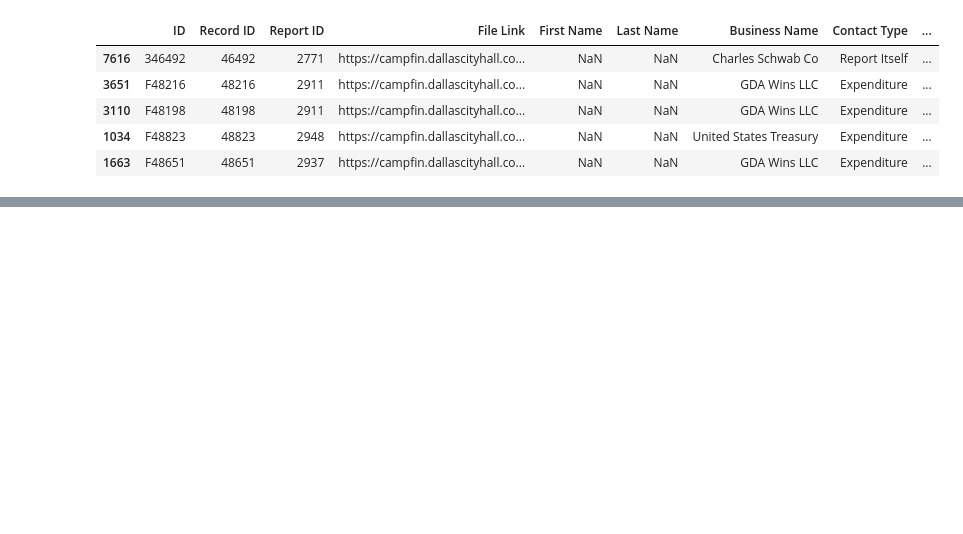
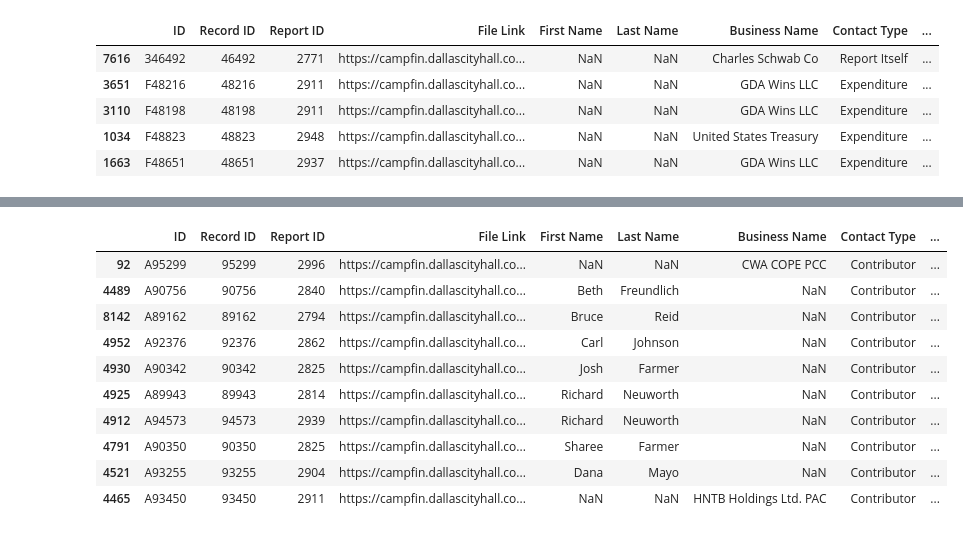
Before and after one commit to amahaja25/dmn-data-reporter-assessment, a Jupyter notebook: task_2/dallas-campfin.ipynb, the cells around one changed output, grey strips where cells are left out. Cells and saved outputs as stored; diff of their text form; code cells hidden in the pictures; blank space fills up the shorter version.

```diff
--- a/task_2/dallas-campfin.ipynb
+++ b/task_2/dallas-campfin.ipynb
@@ -247,6 +363,6 @@ Cara Mendelsohn     207487.82
 Name: Amount, dtype: float64
 # %%
 # I want to look at out-of-state donors
-out_of_state_contributions = df_campfin[df_campfin['State'] != 'TX']
-print(f"{len(out_of_state_contributions)} contributions are out of state")
+out_of_state = df_campfin[df_campfin['State'] != 'TX']
+print(len(out_of_state))
 # %% [output]
@@ -263,2 +390,4 @@ out_of_state_contributions.sort_values('Amount', ascending=False).head()
+# %%
+out_of_state_contributions = out_of_state[out_of_state['Schedule Type'] == 'Political Contributions Other Than Pledges Or Loans']
 # %%
 # Which candidates received the most out-of-state contributions?
@@ -273 +412,16 @@ Marc Rossouw       27906.16
 Name: Amount, dtype: float64
+# %%
+# Top out-of-state contributions by amount
+out_of_state_contributions.sort_values('Amount', ascending=False).head(10)
+# %% [output]
+|  | ID | Record ID | Report ID | File Link | First Name | Last Name | Business Name | Contact Type | ... |
+| 92 | A95299 | 95299 | 2996 | https://campfin.dallascityhall.co... | NaN | NaN | CWA COPE PCC | Contributor | ... |
+| 4489 | A90756 | 90756 | 2840 | https://campfin.dallascityhall.co... | Beth | Freundlich | NaN | Contributor | ... |
+| 8142 | A89162 | 89162 | 2794 | https://campfin.dallascityhall.co... | Bruce | Reid | NaN | Contributor | ... |
+| 4952 | A92376 | 92376 | 2862 | https://campfin.dallascityhall.co... | Carl | Johnson | NaN | Contributor | ... |
+| 4930 | A90342 | 90342 | 2825 | https://campfin.dallascityhall.co... | Josh | Farmer | NaN | Contributor | ... |
+| 4925 | A89943 | 89943 | 2814 | https://campfin.dallascityhall.co... | Richard | Neuworth | NaN | Contributor | ... |
+| 4912 | A94573 | 94573 | 2939 | https://campfin.dallascityhall.co... | Richard | Neuworth | NaN | Contributor | ... |
+| 4791 | A90350 | 90350 | 2825 | https://campfin.dallascityhall.co... | Sharee | Farmer | NaN | Contributor | ... |
+| 4521 | A93255 | 93255 | 2904 | https://campfin.dallascityhall.co... | Dana | Mayo | NaN | Contributor | ... |
+| 4465 | A93450 | 93450 | 2911 | https://campfin.dallascityhall.co... | NaN | NaN | HNTB Holdings Ltd. PAC | Contributor | ... |
```
Also changed, not shown: parts of 21 cells of this notebook, 2 other files.
